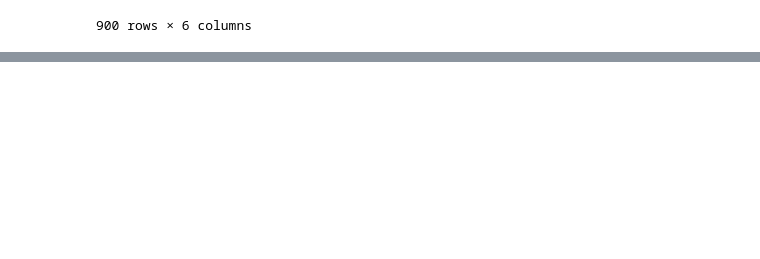
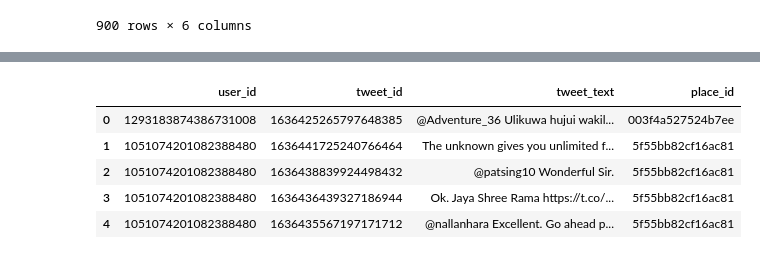
Before and after one commit to srtoner/SI630Project, a Jupyter notebook: TwitterRecon.ipynb, the cells around one changed output, grey strips where cells are left out. Cells and saved outputs as stored; diff of their text form; code cells hidden in the pictures; blank space fills up the shorter version.

```diff
--- a/TwitterRecon.ipynb
+++ b/TwitterRecon.ipynb
@@ -107,0 +173,9 @@ with open("test.json", "w") as f:
+# %%
+tweets_df.head()
+# %% [output]
+|  | user_id | tweet_id | tweet_text | place_id |
+| 0 | 1293183874386731008 | 1636425265797648385 | @Adventure_36 Ulikuwa hujui wakil... | 003f4a527524b7ee |
+| 1 | 1051074201082388480 | 1636441725240766464 | The unknown gives you unlimited f... | 5f55bb82cf16ac81 |
+| 2 | 1051074201082388480 | 1636438839924498432 | @patsing10 Wonderful Sir. | 5f55bb82cf16ac81 |
+| 3 | 1051074201082388480 | 1636436439327186944 | Ok. Jaya Shree Rama https://t.co/... | 5f55bb82cf16ac81 |
+| 4 | 1051074201082388480 | 1636435567197171712 | @nallanhara Excellent. Go ahead p... | 5f55bb82cf16ac81 |
```
Also changed, not shown: parts of 21 cells of this notebook, 2 other files.
